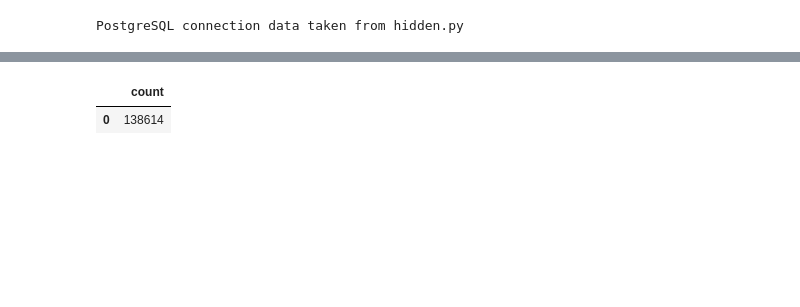
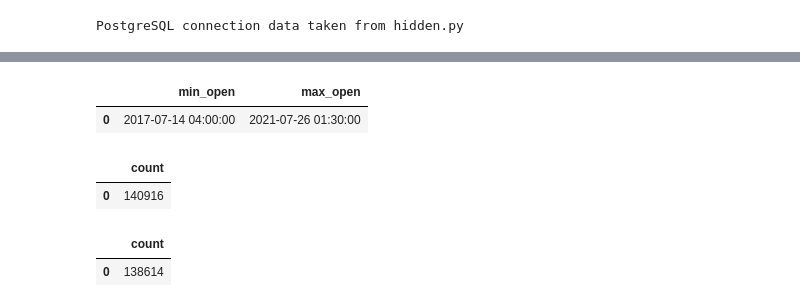
Before and after one commit to mads-swaps/swap-for-profit, a Jupyter notebook: playground/nicks/db/build_data_file.ipynb, the cells around one changed output, grey strips where cells are left out. Cells and saved outputs as stored; diff of their text form; code cells hidden in the pictures; blank space fills up the shorter version.

```diff
--- a/playground/nicks/db/build_data_file.ipynb
+++ b/playground/nicks/db/build_data_file.ipynb
@@ -63,3 +39,15 @@ ORDER BY date
+# %%
+pd.read_sql_query('''SELECT min(open_time) min_open, max(open_time) max_open FROM candlestick_15m WHERE pair_id = 0
+                  ''', conn)
+# %% [output]
+|  | min_open | max_open |
+| 0 | 2017-07-14 04:00:00 | 2021-07-26 01:30:00 |
+# %%
+pd.read_sql_query('''SELECT count(*) from candlestick_15m where pair_id = 0
+                  ''', conn)
+# %% [output]
+|  | count |
+| 0 | 140916 |
 # %%
 sql = """
 SELECT count(*)
```
Also changed, not shown: parts of 5 cells of this notebook, 21 other files.
